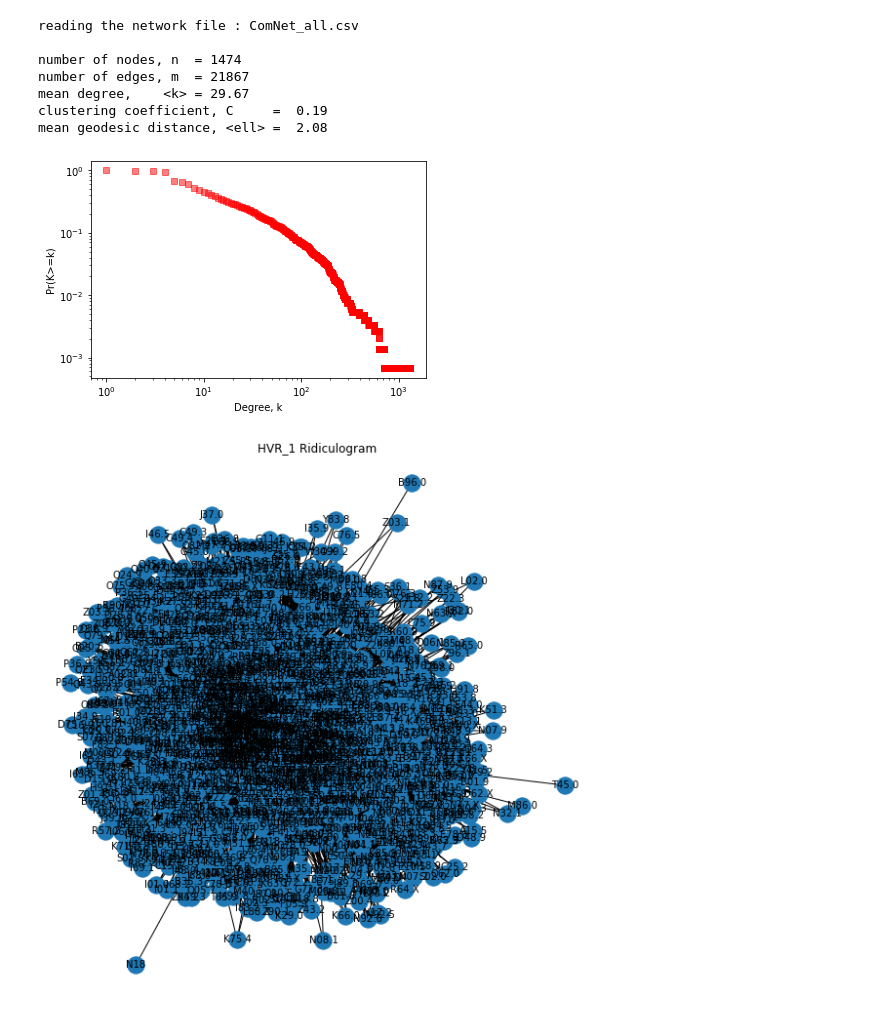
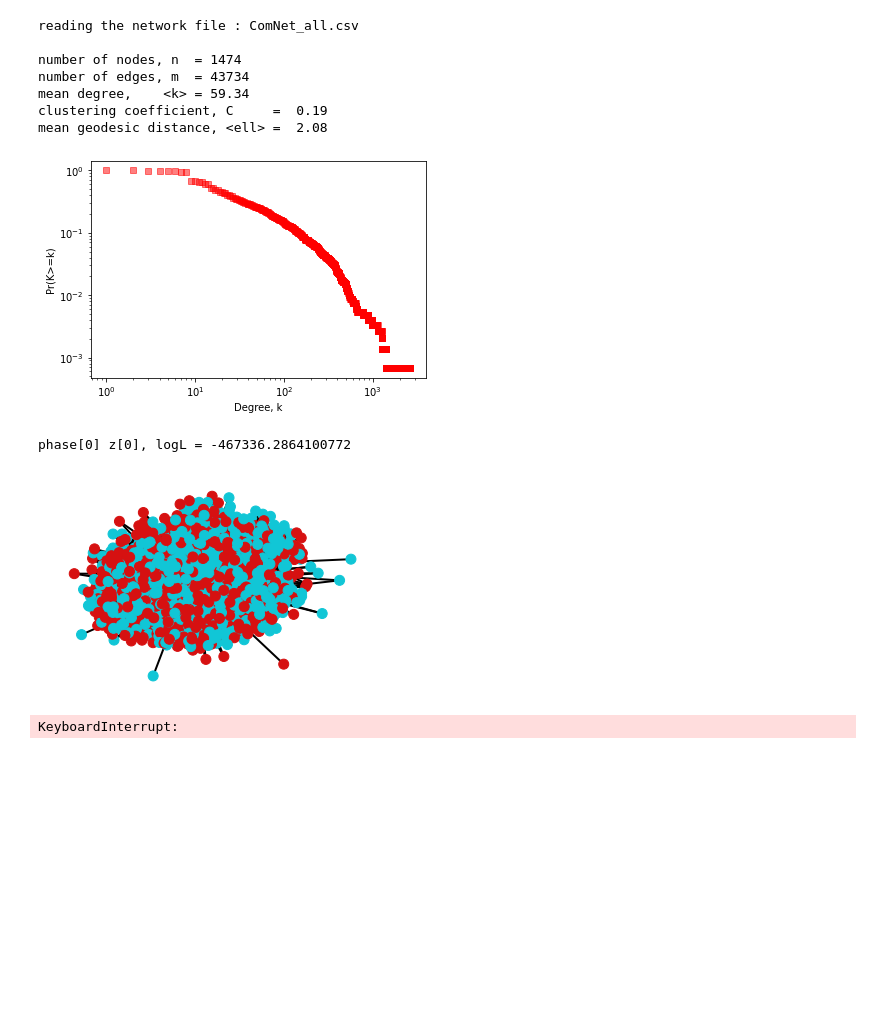
Before and after one commit to dafnamargalit/BioNetworks-Project, a Jupyter notebook: GraphGeneration.ipynb, the cells around one changed output. Cells and saved outputs as stored; diff of their text form; code cells hidden in the pictures; blank space fills up the shorter version.

```diff
--- a/GraphGeneration.ipynb
+++ b/GraphGeneration.ipynb
@@ -23,45 +308,76 @@ def plot_CCDF(kis):
 # %%
 fname1 = 'ComNet_all.csv'
 
 # read in the network file (an edge list)
 print(f'reading the network file : {fname1}\n')
-G = nx.read_edgelist('./' + fname1, delimiter=',', nodetype=str)  # import as a simple graph, index nodes by integers (not strings)
+G = nx.DiGraph()  # import as a simple graph, index nodes by integers (not strings)
 
-# YOUR CODE HERE
+with open('ComNet_all.csv', newline='') as csvfile:
+        spamreader = csv.reader(csvfile, delimiter=',')
+        for row in spamreader:
+            if G.has_edge(row[0],row[1]) == False or G.has_edge(row[1],row[0]) == False:
+                G.add_edge(row[0],row[1])
+
+
+#YOUR CODE HERE
 n = nx.number_of_nodes(G)
 m = nx.number_of_edges(G)
 kmean = 2*m/n
 C = nx.transitivity(G)
 ellmean = nx.average_shortest_path_length(G)
 degrees = nx.degree(G)
 kis = [k for _,k in degrees]
 
 print(f'number of nodes, n  = {n}')
 print(f'number of edges, m  = {m}')
 print(f'mean degree,    <k> = %5.2f' % kmean)
 print(f'clustering coefficient, C     = %5.2f' % C)
 print(f'mean geodesic distance, <ell> = %5.2f' % ellmean)
 
 plot_CCDF(kis)
 
-plt.figure(1, figsize=(10,10))
-plt.title("HVR_1 Ridiculogram")
-pos = nx.spring_layout(G)
-nx.draw(G, pos)
-edge_labels = nx.get_edge_attributes(G, 'label')
-nx.draw_networkx_edge_labels(G, pos, edge_labels, font_size=8)
-nx.draw_networkx_labels(G, pos, font_size=10)
-plt.show()
+# plt.figure(1, figsize=(10,10))
+# plt.title("HVR_1 Ridiculogram")
+# pos = nx.spring_layout(G)
+# nx.draw(G, pos)
+# edge_labels = nx.get_edge_attributes(G, 'label')
+# nx.draw_networkx_edge_labels(G, pos, edge_labels, font_size=8)
+# nx.draw_networkx_labels(G, pos, font_size=10)
+# plt.show()
 # %% [output]
 reading the network file : ComNet_all.csv
 
 number of nodes, n  = 1474
-number of edges, m  = 21867
-mean degree,    <k> = 29.67
+number of edges, m  = 43734
+mean degree,    <k> = 59.34
 clustering coefficient, C     =  0.19
 mean geodesic distance, <ell> =  2.08
-[figure, old version]
+[figure, new version]
-[figure, removed]
+# %%
+Go = nx.convert_node_labels_to_integers(G) # map node names to integers (0:n-1) [because indexing]
+
+c    = 2       # c, number of groups
+T    = 30      # maximum number of phases; HALT if pc >= T
+reps = 10      # number of repetitions of fit_DCSBM()
+
+##### do not modify above here #####
+
+# YOUR CODE HERE
+
+zbest,Lbest,LLbest,pcbest = fit_DCSBM_reps(Go,c,T,reps)
+
+print(f'best output: {pc} phase and z0 logL = {Lbest}')
+drawGz(Go, zbest)
+plotLL(LLbest,pcbest,Go.order())
+wrs,kpr = tabulate_wk(Go,zbest,c)
+print(f'kappa_r = ')
+print(kpr)
+print(f'w_rs = ')
+print(wrs)
+# %% [output]
+phase[0] z[0], logL = -467336.2864100772
+[figure, added]
+KeyboardInterrupt:
 # %%
 #recreate results from net_all_ages.csv file
 z = {} #holds the data we are trying to recereate
```
Also changed, not shown: parts of 12 cells of this notebook.
